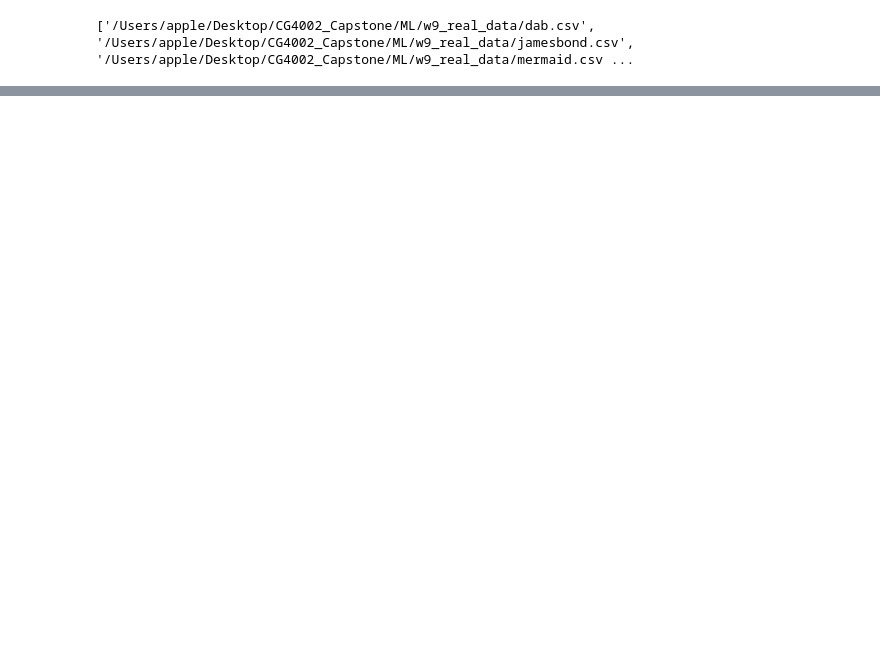
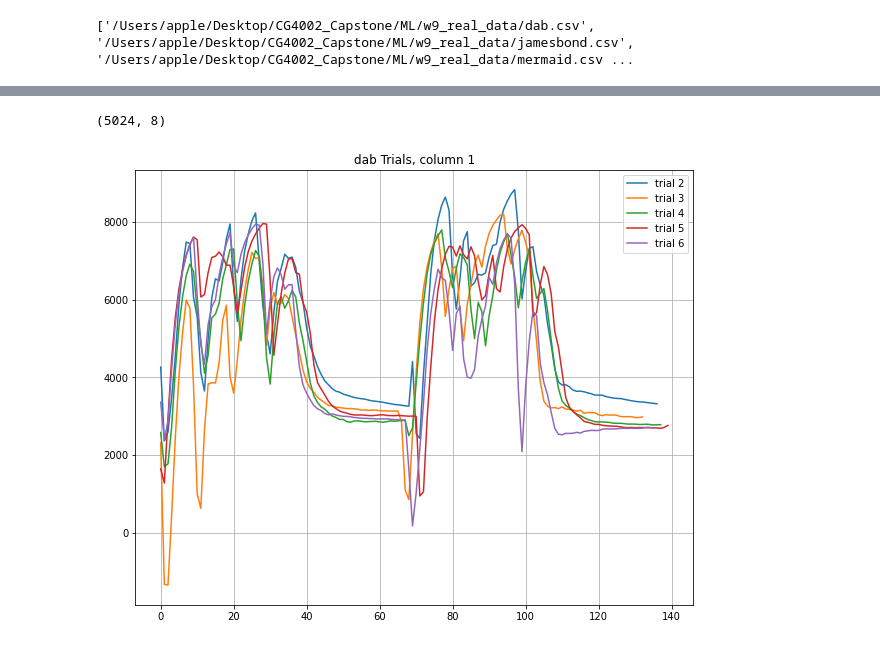
Before and after one commit to CG4002-AY2122S1-B02/CG4002_Capstone, a Jupyter notebook: ML/boing_cnn.ipynb, the cells around one changed output, grey strips where cells are left out. Cells and saved outputs as stored; diff of their text form; code cells hidden in the pictures; blank space fills up the shorter version.

```diff
--- a/ML/boing_cnn.ipynb
+++ b/ML/boing_cnn.ipynb
@@ -338,9 +342,13 @@ This dataset is for w9, contains dab : 0, jamesbond: 1, mermaid:2
 # %%
 data_folder_path = os.path.join(os.getcwd(), 'w9_real_data')
+data_folder_path_2 = os.path.join(os.getcwd(), 'w9_real_data_2')
+data_folder_path_3 = os.path.join(os.getcwd(), 'w9_real_data_3')
 folders = glob(os.path.join(data_folder_path,'*.csv'))
+folders_2 = glob(os.path.join(data_folder_path_2,'*.csv'))
+folders_3 = glob(os.path.join(data_folder_path_3,'*.csv'))
 df_all_list = []
-activity_codes = {'dab':0,'jamesbond':1,'mermaid':2}
-activity_decodes = {0:'dab',1:'jamesbond',2:'mermaid'}
+activity_codes = {'mermaid':0,'jamesbond':1,'dab':2}
+activity_decodes = {0:'mermaid',1:'jamesbond',2:'dab'}
 #usr_cols = ['attitude.roll','attitude.pitch','attitude.yaw','userAcceleration.x','userAcceleration.y','userAcceleration.z']
 activity_types = list(activity_codes.keys())
 print(folders)
@@ -365,0 +374,17 @@ plt.show()
+# %%
+test_data_2 = pd.read_csv(os.path.join(data_folder_path_2, 'dab.csv'), index_col = False)
+print(test_data_2.shape)
+
+fig, ax = plt.subplots(figsize = [10,8])
+for i in range(2,7):
+    temp = test_data_2[test_data_2['0'] == i]
+    x = [i for i in range(temp.shape[0])]
+    ax.plot(x, temp['1'], label = f"trial {str(i)}")
+
+plt.title('dab Trials, column 1')
+plt.legend()
+ax.grid()
+plt.show()
+# %% [output]
+(5024, 8)
+[figure, added]
```
Also changed, not shown: parts of 44 cells of this notebook, 16 other files.
